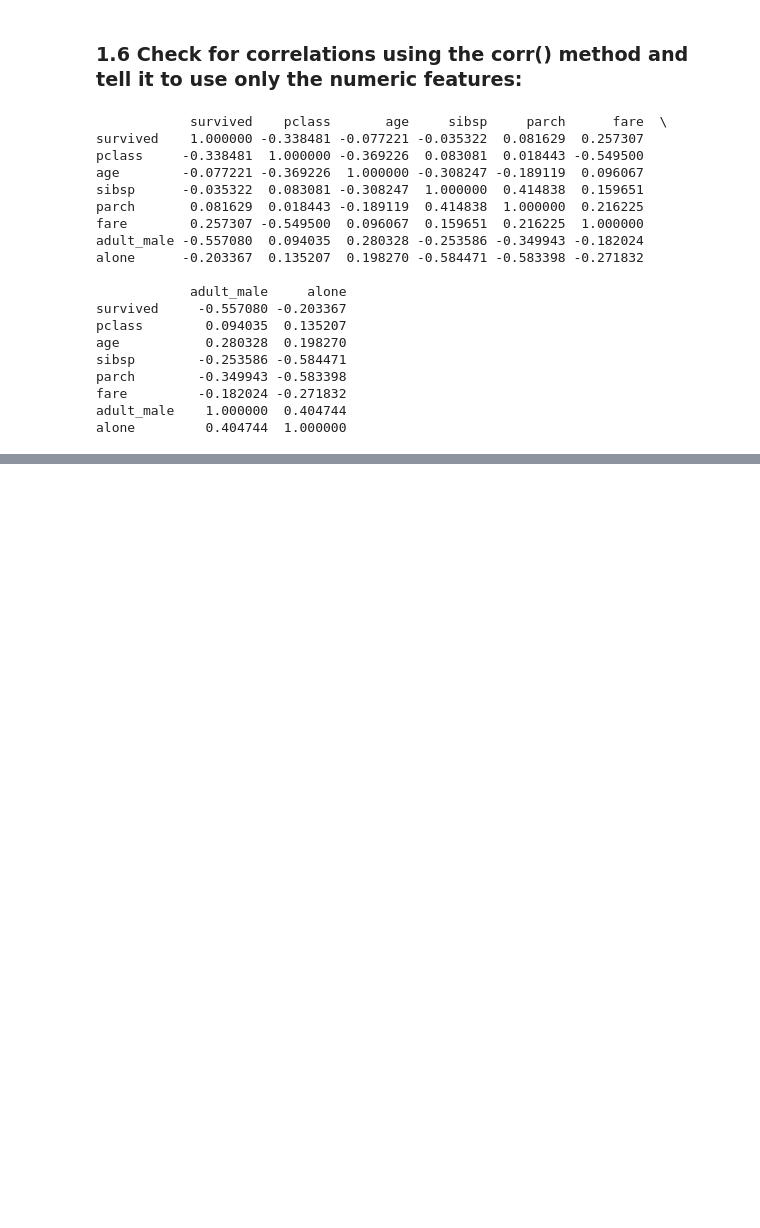
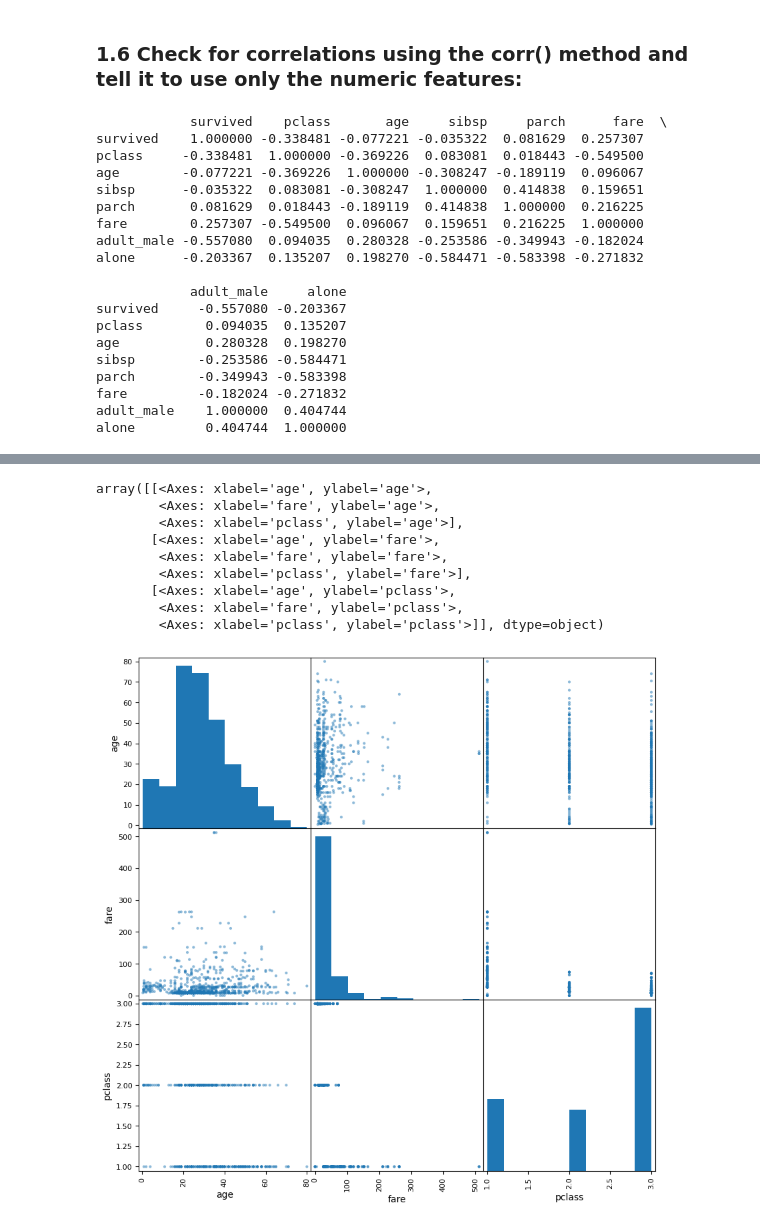
Before and after one commit to james-0177/applied_ml_pinkston, a Jupyter notebook: notebooks/project02/ml02_pinkston.ipynb, the cells around one changed output, grey strips where cells are left out. Saved outputs shown, nothing was run; the diff lists cells and outputs as text; code cells hidden in the pictures; blank space fills up the shorter version.

```diff
--- a/notebooks/project02/ml02_pinkston.ipynb
+++ b/notebooks/project02/ml02_pinkston.ipynb
@@ -165,0 +172,14 @@ alone         0.404744  1.000000
+# %%
+attributes = ['age', 'fare', 'pclass']
+scatter_matrix(titanic[attributes], figsize=(10, 10))
+# %% [output]
+array([[<Axes: xlabel='age', ylabel='age'>,
+        <Axes: xlabel='fare', ylabel='age'>,
+        <Axes: xlabel='pclass', ylabel='age'>],
+       [<Axes: xlabel='age', ylabel='fare'>,
+        <Axes: xlabel='fare', ylabel='fare'>,
+        <Axes: xlabel='pclass', ylabel='fare'>],
+       [<Axes: xlabel='age', ylabel='pclass'>,
+        <Axes: xlabel='fare', ylabel='pclass'>,
+        <Axes: xlabel='pclass', ylabel='pclass'>]], dtype=object)
+[figure, added]
```
Also changed, not shown: parts of 32 cells of this notebook, 3 other files.
